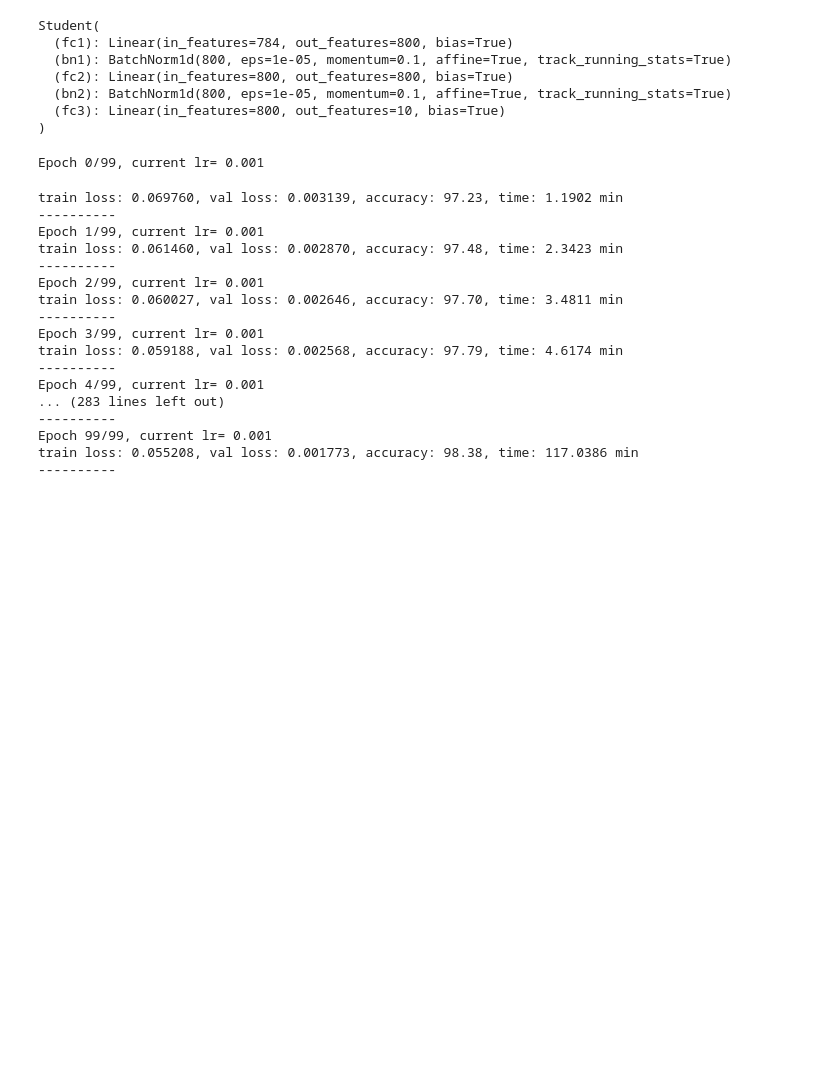
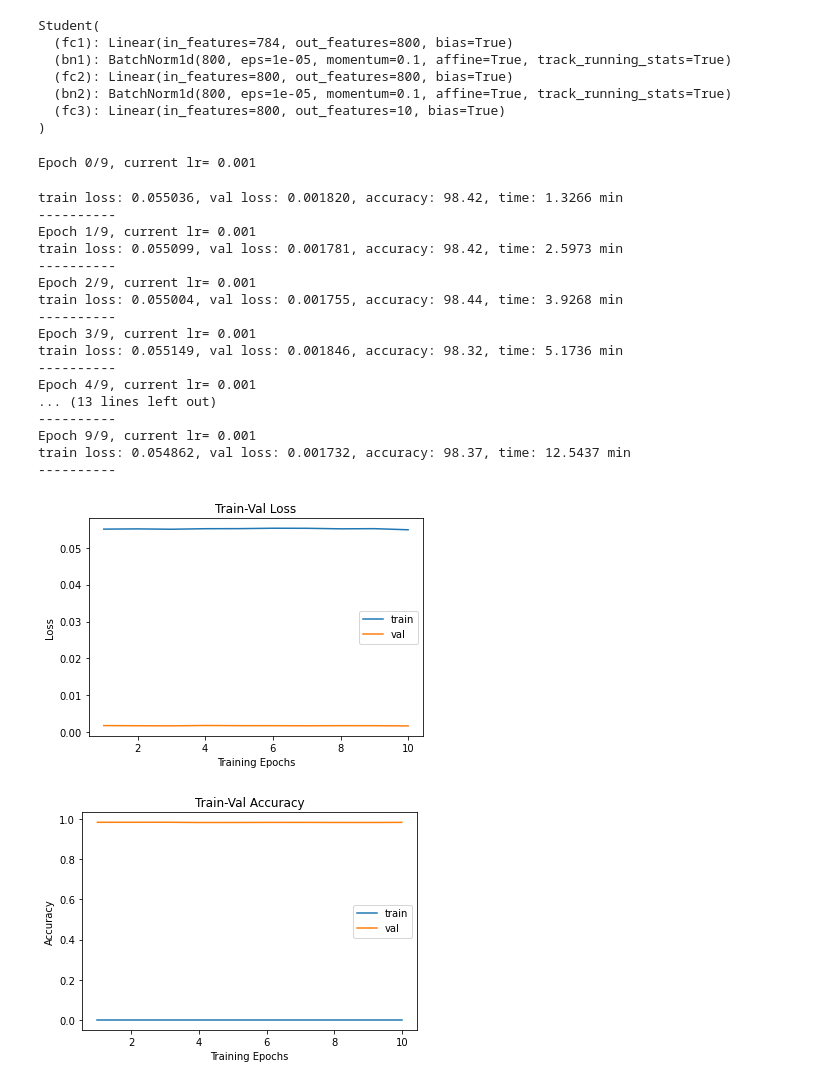
Before and after one commit to YSergey/knowledge-distillation-pytorch, a Jupyter notebook: Untitled.ipynb, the cells around one changed output. Saved outputs shown, nothing was run; the diff lists cells and outputs as text; code cells hidden in the pictures; blank space fills up the shorter version.

```diff
--- a/Untitled.ipynb
+++ b/Untitled.ipynb
@@ -356,10 +356,10 @@ def distill_loss_batch(output,target,teacher_output,loss_fn=distillation,opt=opt
 
     return loss_b.item(),metric_b
 # %%
-num_epochs = 100
+num_epochs= 10
 
-loss_history = {'train':[], 'val':[]}
-metric_history = {'train':[],'val':[]}
+loss_history = {'train': [], 'val': []}
+metric_history = {'train': [], 'val': []}
 
 best_loss = float('inf')
 start_time = time.time()
@@ -368,13 +368,14 @@ for epoch in range(num_epochs):
     current_lr = get_lr(opt)
     print('Epoch {}/{}, current lr= {}'.format(epoch, num_epochs-1, current_lr))
 
+    # train
     student.train()
 
     running_loss = 0.0
     running_metric = 0.0
     len_data = len(train_load.dataset)
 
-    for xb,yb in train_load:
+    for xb, yb in train_load:
         xb = xb.to(device)
         yb = yb.to(device)
 
@@ -382,39 +383,62 @@ for epoch in range(num_epochs):
         teacher_output = teacher(xb).detach()
         loss_b, metric_b = distill_loss_batch(output, yb, teacher_output, loss_fn=distillation, opt=opt)
         running_loss += loss_b
-        running_metric += metric_b
-
+        running_metric_b = metric_b
     train_loss = running_loss / len_data
     train_metric = running_metric / len_data
 
     loss_history['train'].append(train_loss)
     metric_history['train'].append(train_metric)
 
+    # validation
     student.eval()
-
     with torch.no_grad():
-        val_loss,val_metric = loss_epoch(student,loss_func,test_load)
+        val_loss, val_metric = loss_epoch(student, loss_func, test_load)
     loss_history['val'].append(val_loss)
     metric_history['val'].append(val_metric)
 
+
+    lr_scheduler.step(val_loss)
+
     print('train loss: %.6f, val loss: %.6f, accuracy: %.2f, time: %.4f min' %(train_loss, val_loss, 100*val_metric, (time.time()-start_time)/60))
     print('-'*10)
 # %% [output]
-Epoch 0/99, current lr= 0.001
+Epoch 0/9, current lr= 0.001
-train loss: 0.069760, val loss: 0.003139, accuracy: 97.23, time: 1.1902 min
+train loss: 0.055036, val loss: 0.001820, accuracy: 98.42, time: 1.3266 min
 ----------
-Epoch 1/99, current lr= 0.001
-train loss: 0.061460, val loss: 0.002870, accuracy: 97.48, time: 2.3423 min
+Epoch 1/9, current lr= 0.001
+train loss: 0.055099, val loss: 0.001781, accuracy: 98.42, time: 2.5973 min
 ----------
-Epoch 2/99, current lr= 0.001
-train loss: 0.060027, val loss: 0.002646, accuracy: 97.70, time: 3.4811 min
+Epoch 2/9, current lr= 0.001
+train loss: 0.055004, val loss: 0.001755, accuracy: 98.44, time: 3.9268 min
 ----------
-Epoch 3/99, current lr= 0.001
-train loss: 0.059188, val loss: 0.002568, accuracy: 97.79, time: 4.6174 min
+Epoch 3/9, current lr= 0.001
+train loss: 0.055149, val loss: 0.001846, accuracy: 98.32, time: 5.1736 min
 ----------
-Epoch 4/99, current lr= 0.001
-... (283 lines left out)
+Epoch 4/9, current lr= 0.001
+... (13 lines left out)
 ----------
-Epoch 99/99, current lr= 0.001
-train loss: 0.055208, val loss: 0.001773, accuracy: 98.38, time: 117.0386 min
+Epoch 9/9, current lr= 0.001
+train loss: 0.054862, val loss: 0.001732, accuracy: 98.37, time: 12.5437 min
 ----------
+# %%
+# Plot train-val loss
+plt.title('Train-Val Loss')
+plt.plot(range(1, num_epochs+1), loss_history['train'], label='train')
+plt.plot(range(1, num_epochs+1), loss_history['val'], label='val')
+plt.ylabel('Loss')
+plt.xlabel('Training Epochs')
+plt.legend()
+plt.show()
+
+# plot train-val accuracy
+plt.title('Train-Val Accuracy')
+plt.plot(range(1, num_epochs+1), metric_history['train'], label='train')
+plt.plot(range(1, num_epochs+1), metric_history['val'], label='val')
+plt.ylabel('Accuracy')
+plt.xlabel('Training Epochs')
+plt.legend()
+plt.show()
+# %% [output]
+[figure, added]
+[figure, added]
```
